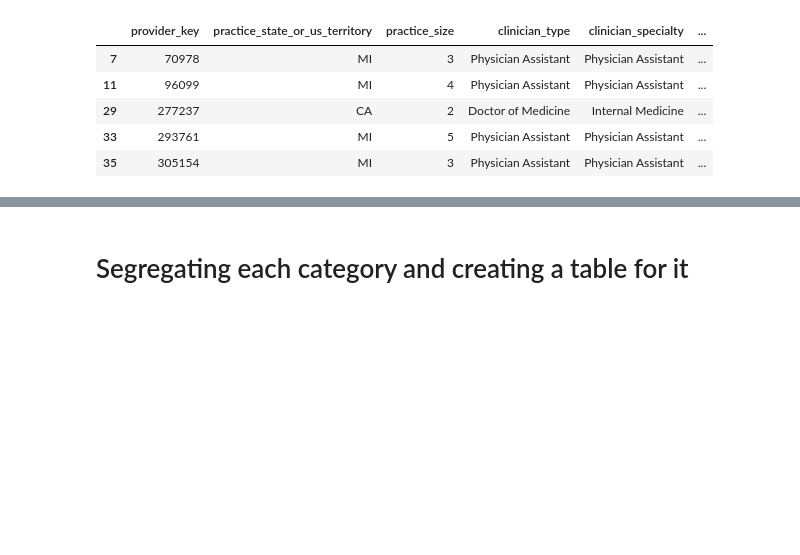
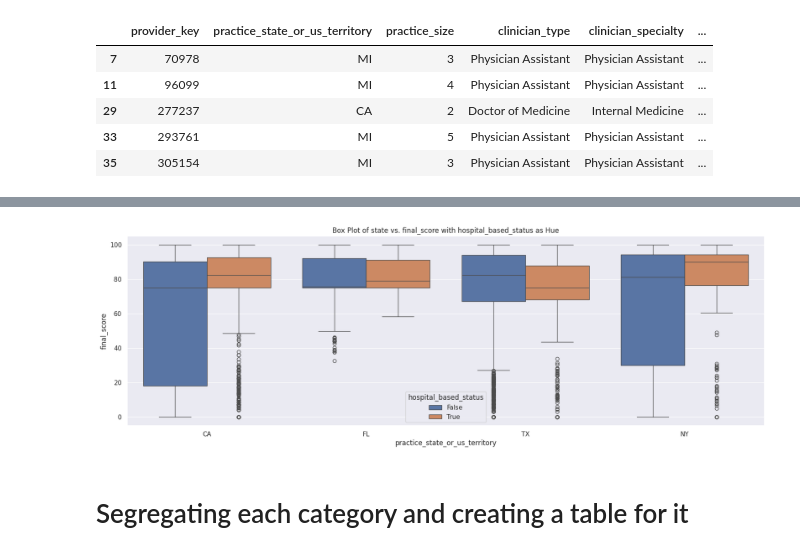
Before and after one commit to dansarmiento/ColaboratoryNotebooks, a Jupyter notebook: MIPS_National_Analysis.ipynb, the cells around one changed output, grey strips where cells are left out. Saved outputs shown, nothing was run; the diff lists cells and outputs as text; code cells hidden in the pictures; blank space fills up the shorter version.

```diff
--- a/MIPS_National_Analysis.ipynb
+++ b/MIPS_National_Analysis.ipynb
@@ -105,3 +137,10 @@ plt.show()
+# %%
+# surprising score distribution for hospital based in CA, TX, and NY.  Only TX and FL have low outliers for non-hospital based
+sns.boxplot(x='practice_state_or_us_territory', y='final_score', hue='hospital_based_status', data=clinician_df)
+plt.title('Box Plot of state vs. final_score with hospital_based_status as Hue')
+plt.show()
+# %% [output]
+[figure, added]
 # %%
 sns.violinplot(x='Category1', y='Value', hue='Category2', data=df, split=True)
 plt.title('Violin Plot of Category1 vs. Value with Category2 as Hue')
```
Also changed, not shown: parts of 7 cells of this notebook.
